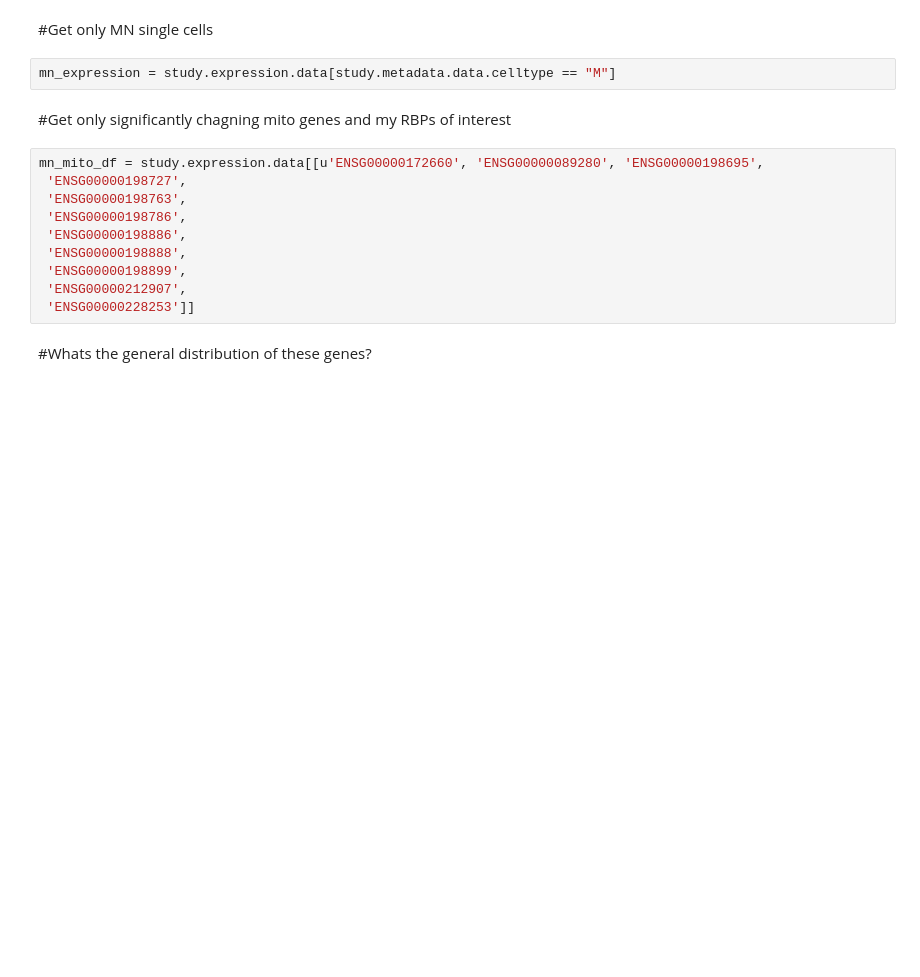
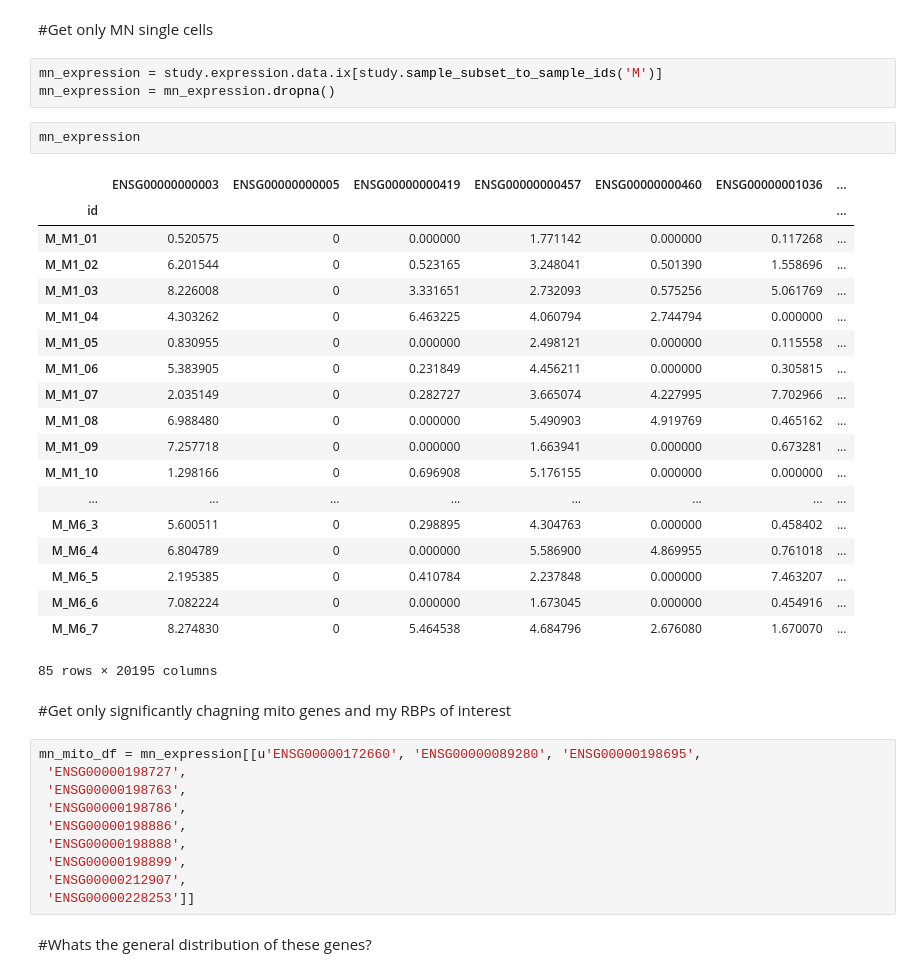
Before and after one commit to gpratt/iPython_Notebook, a Jupyter notebook: taf15/single_cell_data.ipynb, the cells around one changed output. Drawn from its saved outputs; the diff is of its cells as text; blank space fills up the shorter version.

```diff
--- a/taf15/single_cell_data.ipynb
+++ b/taf15/single_cell_data.ipynb
@@ -71,11 +71,34 @@ Index([u'ENSG00000089280'], dtype='object')
 # %% [markdown]
 #Get only MN single cells
 # %%
-mn_expression = study.expression.data[study.metadata.data.celltype == "M"]
+mn_expression = study.expression.data.ix[study.sample_subset_to_sample_ids('M')]
+mn_expression = mn_expression.dropna()
+# %%
+mn_expression
+# %% [output]
+|  | ENSG00000000003 | ENSG00000000005 | ENSG00000000419 | ENSG00000000457 | ENSG00000000460 | ENSG00000001036 | ... |
+| id |  |  |  |  |  |  | ... |
+| M_M1_01 | 0.520575 | 0 | 0.000000 | 1.771142 | 0.000000 | 0.117268 | ... |
+| M_M1_02 | 6.201544 | 0 | 0.523165 | 3.248041 | 0.501390 | 1.558696 | ... |
+| M_M1_03 | 8.226008 | 0 | 3.331651 | 2.732093 | 0.575256 | 5.061769 | ... |
+| M_M1_04 | 4.303262 | 0 | 6.463225 | 4.060794 | 2.744794 | 0.000000 | ... |
+| M_M1_05 | 0.830955 | 0 | 0.000000 | 2.498121 | 0.000000 | 0.115558 | ... |
+| M_M1_06 | 5.383905 | 0 | 0.231849 | 4.456211 | 0.000000 | 0.305815 | ... |
+| M_M1_07 | 2.035149 | 0 | 0.282727 | 3.665074 | 4.227995 | 7.702966 | ... |
+| M_M1_08 | 6.988480 | 0 | 0.000000 | 5.490903 | 4.919769 | 0.465162 | ... |
+| M_M1_09 | 7.257718 | 0 | 0.000000 | 1.663941 | 0.000000 | 0.673281 | ... |
+| M_M1_10 | 1.298166 | 0 | 0.696908 | 5.176155 | 0.000000 | 0.000000 | ... |
+| ... | ... | ... | ... | ... | ... | ... | ... |
+| M_M6_3 | 5.600511 | 0 | 0.298895 | 4.304763 | 0.000000 | 0.458402 | ... |
+| M_M6_4 | 6.804789 | 0 | 0.000000 | 5.586900 | 4.869955 | 0.761018 | ... |
+| M_M6_5 | 2.195385 | 0 | 0.410784 | 2.237848 | 0.000000 | 7.463207 | ... |
+| M_M6_6 | 7.082224 | 0 | 0.000000 | 1.673045 | 0.000000 | 0.454916 | ... |
+| M_M6_7 | 8.274830 | 0 | 5.464538 | 4.684796 | 2.676080 | 1.670070 | ... |
+85 rows × 20195 columns
 # %% [markdown]
 #Get only significantly chagning mito genes and my RBPs of interest
 # %%
-mn_mito_df = study.expression.data[[u'ENSG00000172660', 'ENSG00000089280', 'ENSG00000198695',
+mn_mito_df = mn_expression[[u'ENSG00000172660', 'ENSG00000089280', 'ENSG00000198695',
  'ENSG00000198727',
  'ENSG00000198763',
  'ENSG00000198786',
```
Also changed, not shown: parts of 6 cells of this notebook.
